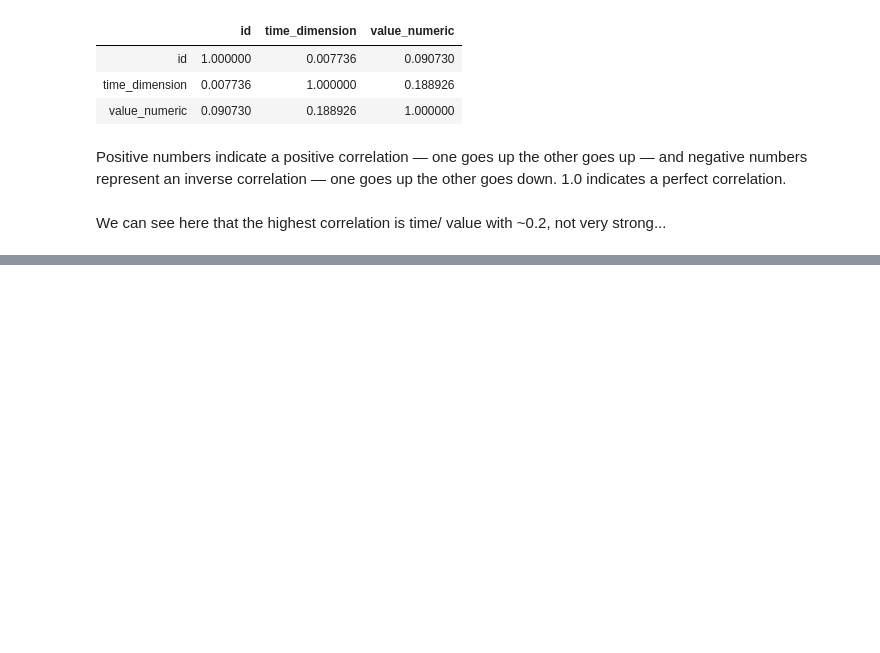
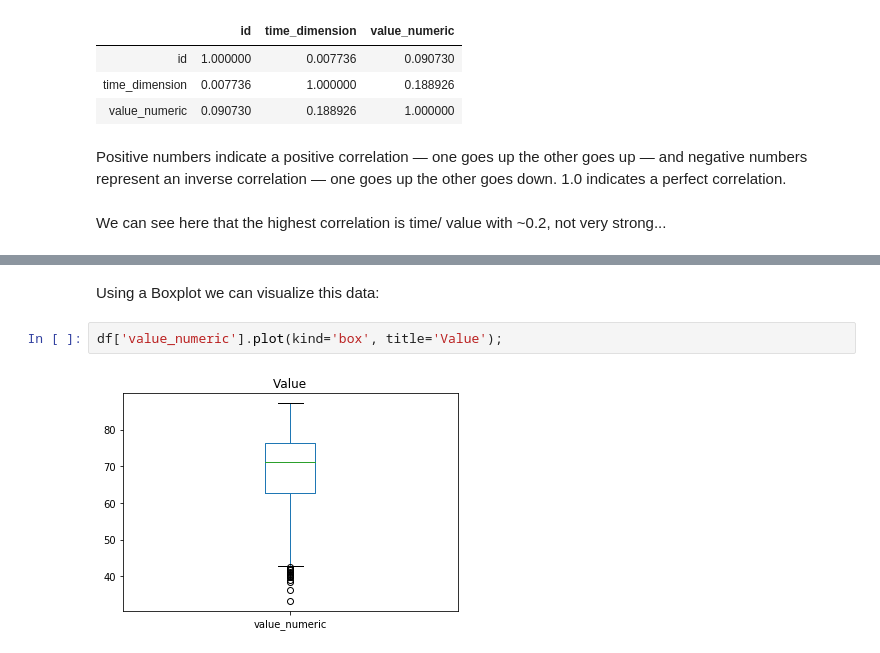
Before and after one commit to djedi-knight/WHO, a Jupyter notebook: 02 - Data Analysis - Example.ipynb, the cells around one changed output, grey strips where cells are left out. Cells and saved outputs as stored; diff of their text form; blank space fills up the shorter version.

```diff
--- a/02 - Data Analysis.ipynb
+++ b/02 - Data Analysis - Example.ipynb
@@ -267,0 +391,6 @@ Name: 2, dtype: object
+# %% [markdown]
+Using a Boxplot we can visualize this data:
+# %%
+df['value_numeric'].plot(kind='box', title='Value');
+# %% [output]
+[figure, added]
```
Also changed, not shown: parts of 23 cells of this notebook, 1 other file.
